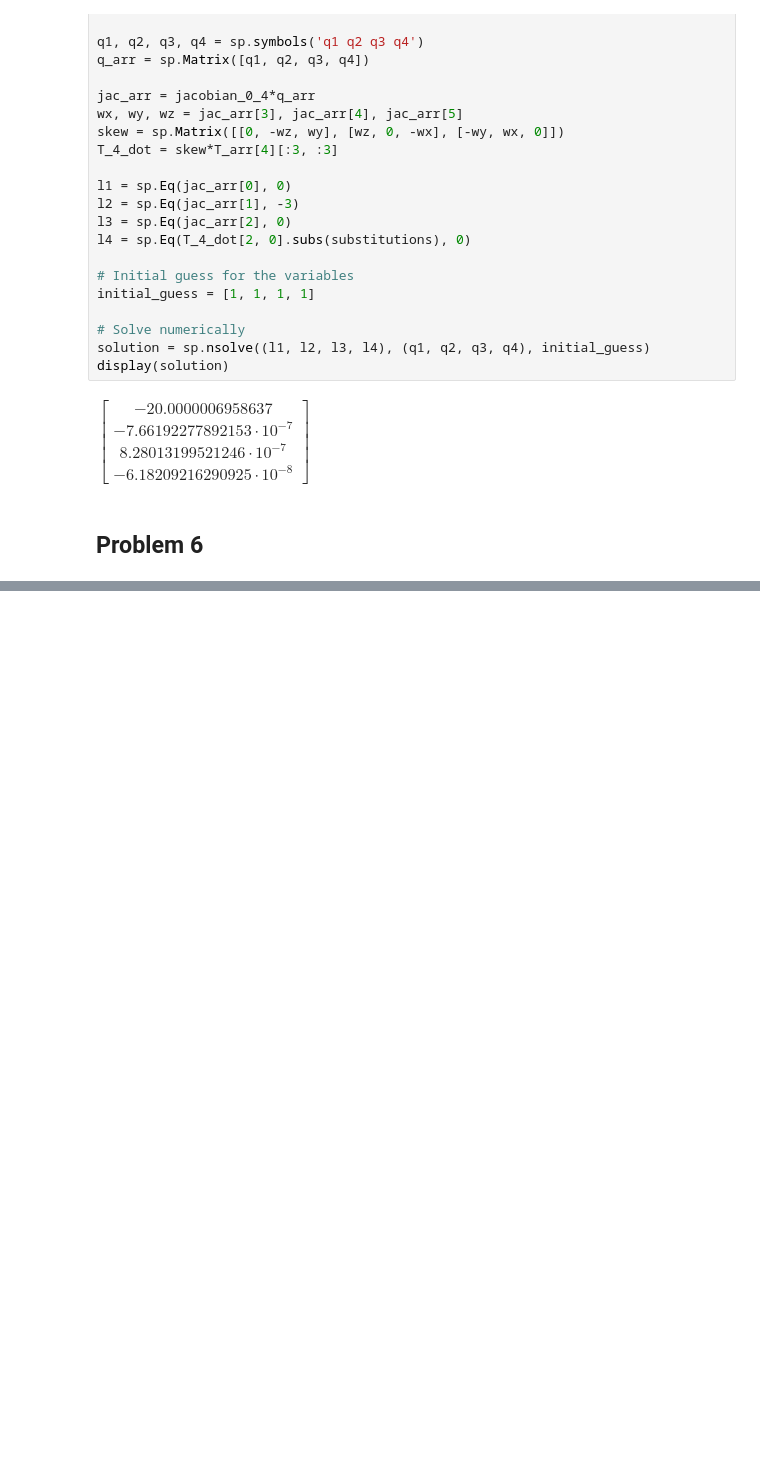
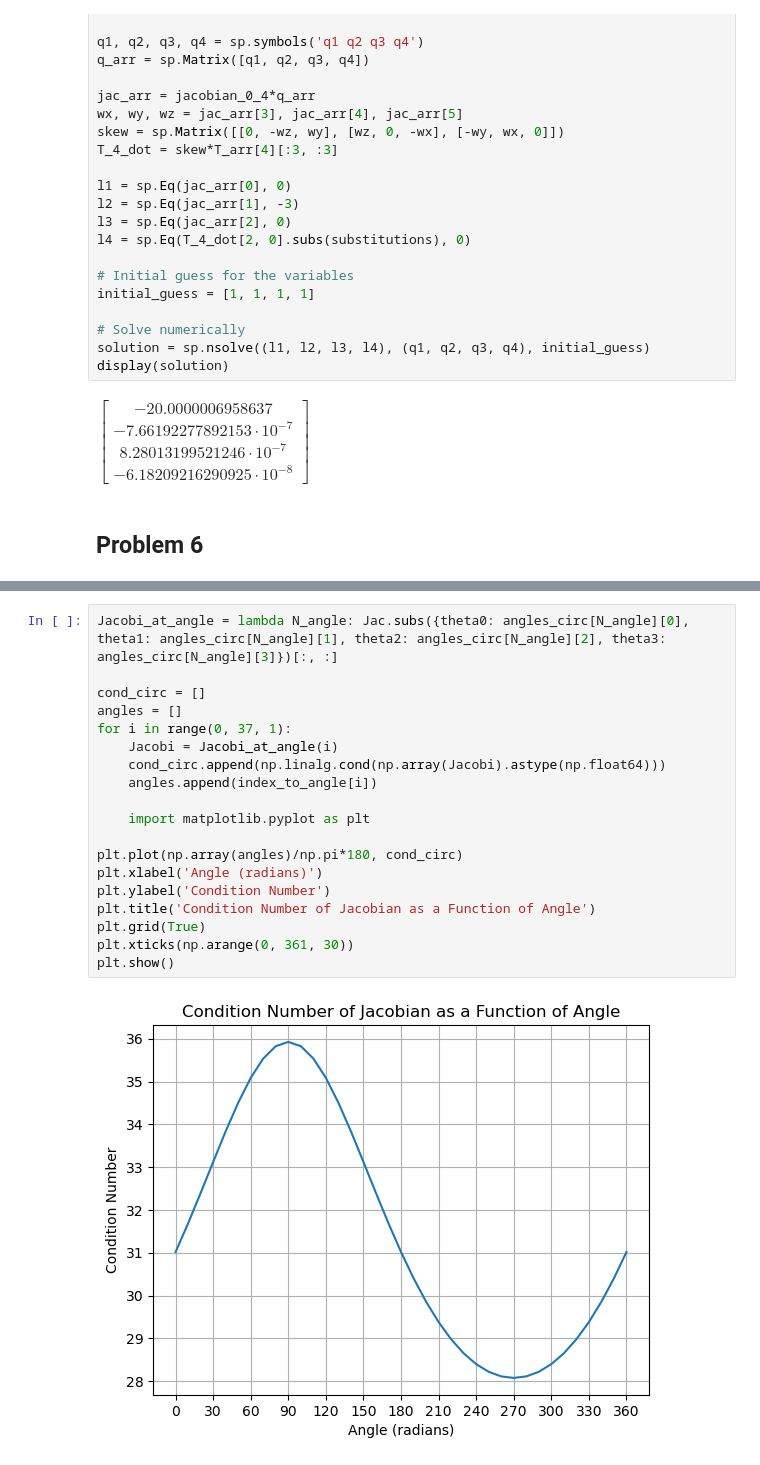
Before and after one commit to VictorLier/Robotics, a Jupyter notebook: Assignment/teori.ipynb, the cells around one changed output, grey strips where cells are left out. Cells and saved outputs as stored; diff of their text form; blank space fills up the shorter version.

```diff
--- a/Assignment/teori.ipynb
+++ b/Assignment/teori.ipynb
@@ -326,0 +411,21 @@ plot_polynomials(angles_8, acceleration = False, v=0.014)
+# %%
+Jacobi_at_angle = lambda N_angle: Jac.subs({theta0: angles_circ[N_angle][0], theta1: angles_circ[N_angle][1], theta2: angles_circ[N_angle][2], theta3: angles_circ[N_angle][3]})[:, :]
+
+cond_circ = []
+angles = []
+for i in range(0, 37, 1):
+    Jacobi = Jacobi_at_angle(i)
+    cond_circ.append(np.linalg.cond(np.array(Jacobi).astype(np.float64)))
+    angles.append(index_to_angle[i])
+
+    import matplotlib.pyplot as plt
+
+plt.plot(np.array(angles)/np.pi*180, cond_circ)
+plt.xlabel('Angle (radians)')
+plt.ylabel('Condition Number')
+plt.title('Condition Number of Jacobian as a Function of Angle')
+plt.grid(True)
+plt.xticks(np.arange(0, 361, 30))
+plt.show()
+# %% [output]
+[figure, added]
```
Also changed, not shown: parts of 4 cells of this notebook.
